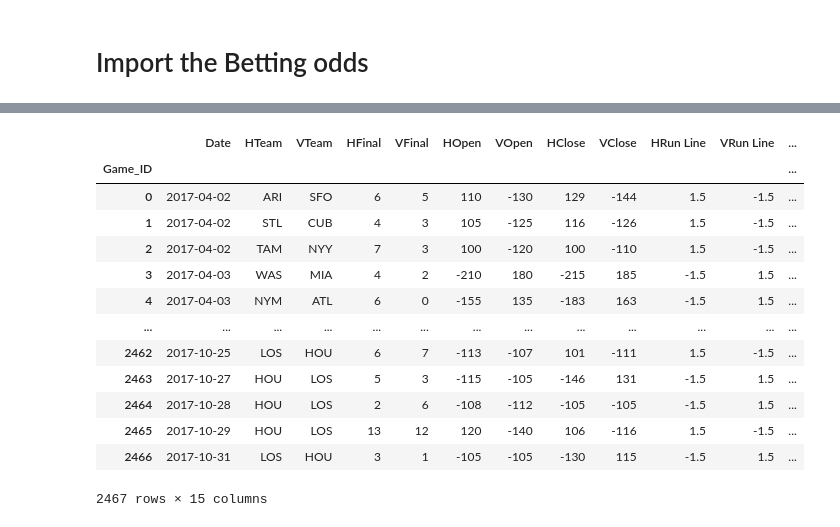
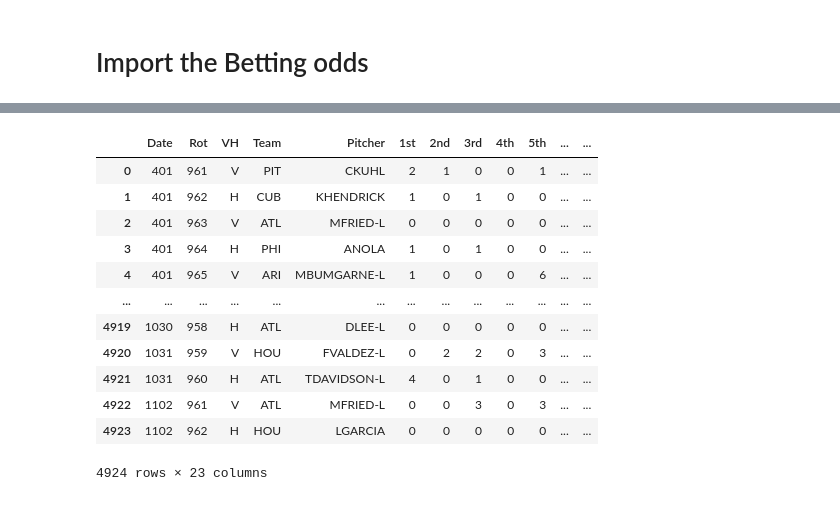
Before and after one commit to samlafell-python/Baseball_OverUnders, a Jupyter notebook: dev/pybaseball_practice_nb.ipynb, the cells around one changed output, grey strips where cells are left out. Saved outputs shown, nothing was run; the diff lists cells and outputs as text; code cells hidden in the pictures.

```diff
--- a/dev/pybaseball_practice_nb.ipynb
+++ b/dev/pybaseball_practice_nb.ipynb
@@ -155,17 +110,22 @@ df2_wide.to_csv(os.path.join(interim_data, 'matchups_and_odds.csv'))
-# %%
-df2_wide
-# %% [output]
-|  | Date | HTeam | VTeam | HFinal | VFinal | HOpen | VOpen | HClose | VClose | HRun Line | VRun Line | ... |
-| Game_ID |  |  |  |  |  |  |  |  |  |  |  | ... |
-| 0 | 2017-04-02 | ARI | SFO | 6 | 5 | 110 | -130 | 129 | -144 | 1.5 | -1.5 | ... |
-| 1 | 2017-04-02 | STL | CUB | 4 | 3 | 105 | -125 | 116 | -126 | 1.5 | -1.5 | ... |
-| 2 | 2017-04-02 | TAM | NYY | 7 | 3 | 100 | -120 | 100 | -110 | 1.5 | -1.5 | ... |
-| 3 | 2017-04-03 | WAS | MIA | 4 | 2 | -210 | 180 | -215 | 185 | -1.5 | 1.5 | ... |
-| 4 | 2017-04-03 | NYM | ATL | 6 | 0 | -155 | 135 | -183 | 163 | -1.5 | 1.5 | ... |
-| ... | ... | ... | ... | ... | ... | ... | ... | ... | ... | ... | ... | ... |
-| 2462 | 2017-10-25 | LOS | HOU | 6 | 7 | -113 | -107 | 101 | -111 | 1.5 | -1.5 | ... |
-| 2463 | 2017-10-27 | HOU | LOS | 5 | 3 | -115 | -105 | -146 | 131 | -1.5 | 1.5 | ... |
-| 2464 | 2017-10-28 | HOU | LOS | 2 | 6 | -108 | -112 | -105 | -105 | -1.5 | 1.5 | ... |
-| 2465 | 2017-10-29 | HOU | LOS | 13 | 12 | 120 | -140 | 106 | -116 | 1.5 | -1.5 | ... |
-| 2466 | 2017-10-31 | LOS | HOU | 3 | 1 | -105 | -105 | -130 | 115 | -1.5 | 1.5 | ... |
-2467 rows × 15 columns
+# %%
+path = '/Users/samlafell/Documents/Learning/sports_betting_project/data/external/'
+df2021 = pd.read_excel(os.path.join(path, f'mlb_odds_{2021}.xlsx'))
+
+if 'OpenOU' in df2021.columns:
+        df2021.rename(columns = {'OpenOU':'Open OU', 'CloseOU':'Close OU'}, inplace=True)
+
+df2021
+# %% [output]
+|  | Date | Rot | VH | Team | Pitcher | 1st | 2nd | 3rd | 4th | 5th | ... | ... |
+| 0 | 401 | 961 | V | PIT | CKUHL | 2 | 1 | 0 | 0 | 1 | ... | ... |
+| 1 | 401 | 962 | H | CUB | KHENDRICK | 1 | 0 | 1 | 0 | 0 | ... | ... |
+| 2 | 401 | 963 | V | ATL | MFRIED-L | 0 | 0 | 0 | 0 | 0 | ... | ... |
+| 3 | 401 | 964 | H | PHI | ANOLA | 1 | 0 | 1 | 0 | 0 | ... | ... |
+| 4 | 401 | 965 | V | ARI | MBUMGARNE-L | 1 | 0 | 0 | 0 | 6 | ... | ... |
+| ... | ... | ... | ... | ... | ... | ... | ... | ... | ... | ... | ... | ... |
+| 4919 | 1030 | 958 | H | ATL | DLEE-L | 0 | 0 | 0 | 0 | 0 | ... | ... |
+| 4920 | 1031 | 959 | V | HOU | FVALDEZ-L | 0 | 2 | 2 | 0 | 3 | ... | ... |
+| 4921 | 1031 | 960 | H | ATL | TDAVIDSON-L | 4 | 0 | 1 | 0 | 0 | ... | ... |
+| 4922 | 1102 | 961 | V | ATL | MFRIED-L | 0 | 0 | 3 | 0 | 3 | ... | ... |
+| 4923 | 1102 | 962 | H | HOU | LGARCIA | 0 | 0 | 0 | 0 | 0 | ... | ... |
+4924 rows × 23 columns
```
Also changed, not shown: parts of 5 cells of this notebook, 3 other files.
